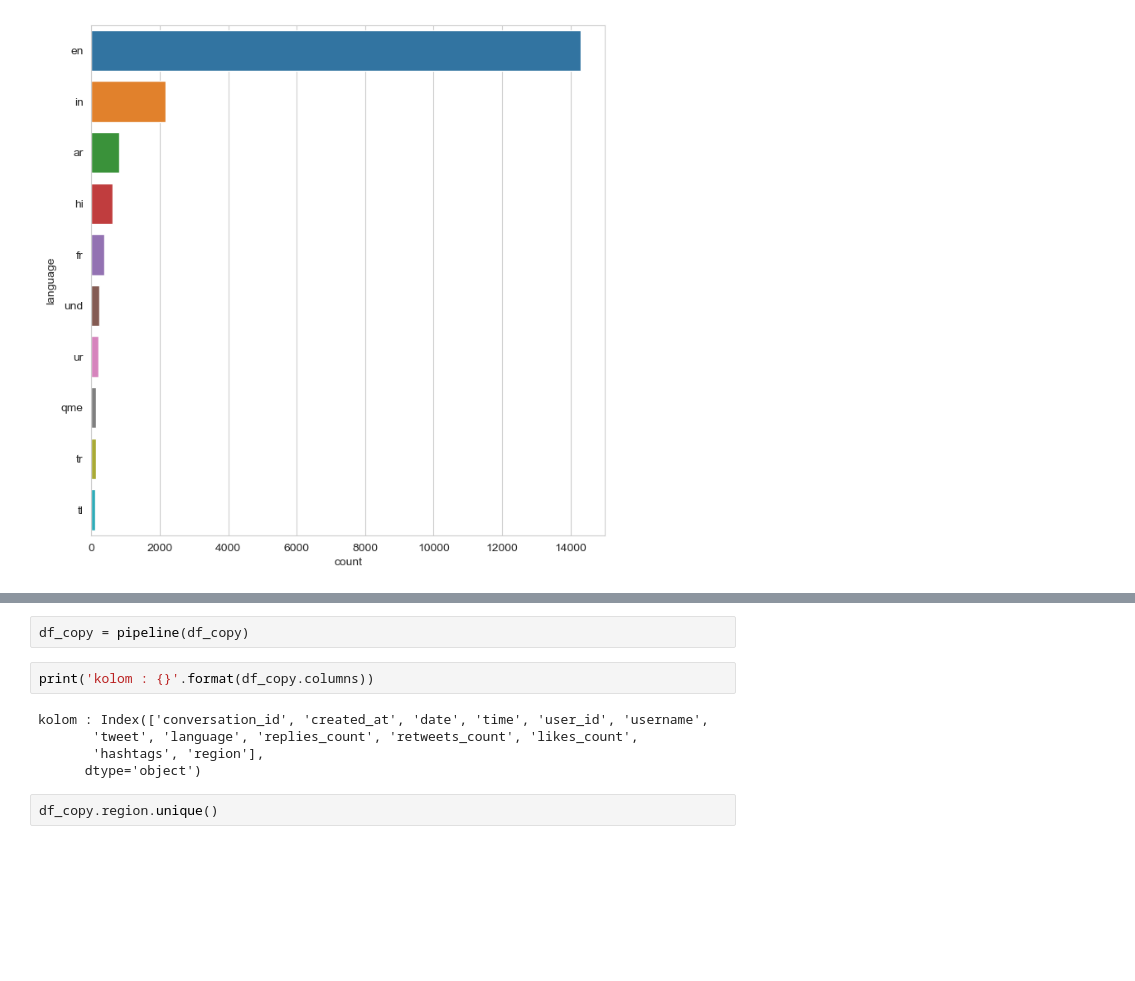
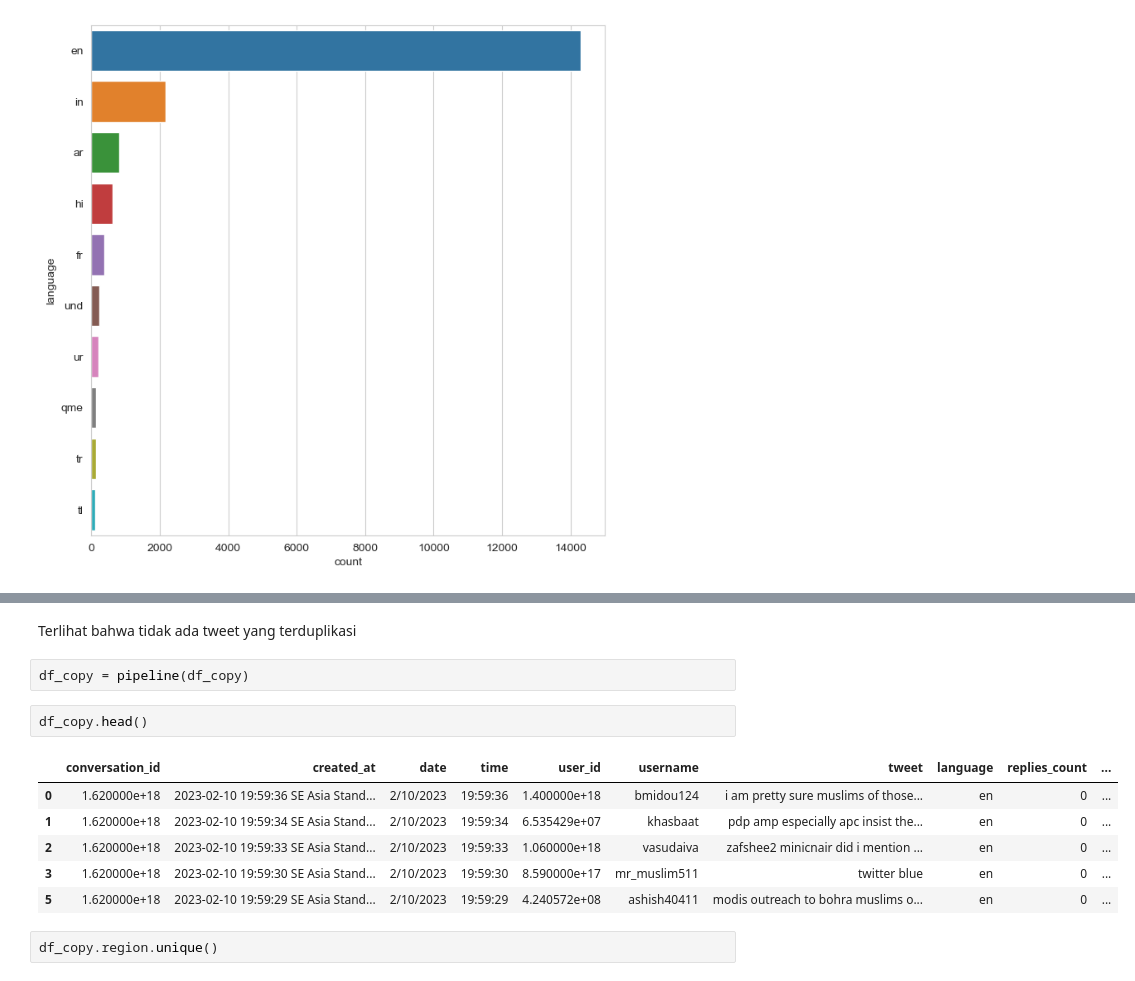
Before and after one commit to rarmnsyah/DATASCIENCE, a Jupyter notebook: MEGA-PROJECT/main.ipynb, the cells around one changed output, grey strips where cells are left out. Cells and saved outputs as stored; diff of their text form; blank space fills up the shorter version.

```diff
--- a/MEGA-PROJECT/main.ipynb
+++ b/MEGA-PROJECT/main.ipynb
@@ -169,12 +137,16 @@ Berdasarkan plot tersebut, kita mungkin hanya memerlukan bahasa en saja menginga
+# %% [markdown]
+Terlihat bahwa tidak ada tweet yang terduplikasi
 # %%
 df_copy = pipeline(df_copy)
 # %%
-print('kolom : {}'.format(df_copy.columns))
+df_copy.head()
 # %% [output]
-kolom : Index(['conversation_id', 'created_at', 'date', 'time', 'user_id', 'username',
-       'tweet', 'language', 'replies_count', 'retweets_count', 'likes_count',
-       'hashtags', 'region'],
-      dtype='object')
+|  | conversation_id | created_at | date | time | user_id | username | tweet | language | replies_count | ... |
+| 0 | 1.620000e+18 | 2023-02-10 19:59:36 SE Asia Stand... | 2/10/2023 | 19:59:36 | 1.400000e+18 | bmidou124 | i am pretty sure muslims of those... | en | 0 | ... |
+| 1 | 1.620000e+18 | 2023-02-10 19:59:34 SE Asia Stand... | 2/10/2023 | 19:59:34 | 6.535429e+07 | khasbaat | pdp amp especially apc insist the... | en | 0 | ... |
+| 2 | 1.620000e+18 | 2023-02-10 19:59:33 SE Asia Stand... | 2/10/2023 | 19:59:33 | 1.060000e+18 | vasudaiva | zafshee2 minicnair did i mention ... | en | 0 | ... |
+| 3 | 1.620000e+18 | 2023-02-10 19:59:30 SE Asia Stand... | 2/10/2023 | 19:59:30 | 8.590000e+17 | mr_muslim511 | twitter blue | en | 0 | ... |
+| 5 | 1.620000e+18 | 2023-02-10 19:59:29 SE Asia Stand... | 2/10/2023 | 19:59:29 | 4.240572e+08 | ashish40411 | modis outreach to bohra muslims o... | en | 0 | ... |
 # %%
 df_copy.region.unique()
 # %% [output]
```
Also changed, not shown: parts of 31 cells of this notebook, 1 other file.
